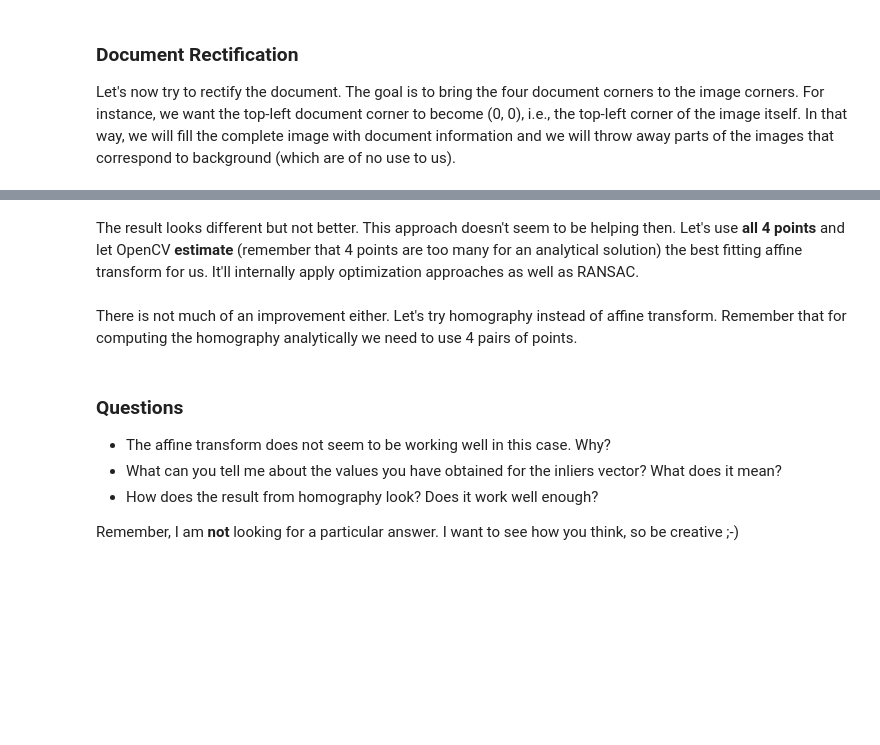
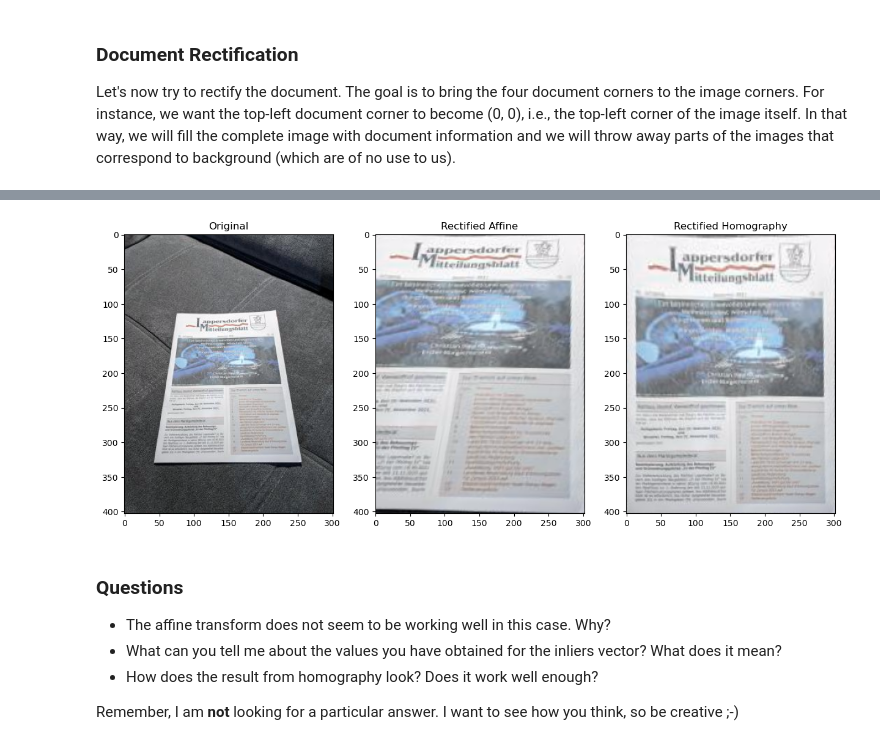
Before and after one commit to dmytro-myronov/cv-homework, a Jupyter notebook: lesson_7/homework/Homework.ipynb, the cells around one changed output, grey strips where cells are left out. Saved outputs shown, nothing was run; the diff lists cells and outputs as text; code cells hidden in the pictures; blank space fills up the shorter version.

```diff
--- a/lesson_7/homework/Homework.ipynb
+++ b/lesson_7/homework/Homework.ipynb
@@ -93,2 +52,0 @@ plt.subplot(122), plt.imshow(rectified)
-# %% [markdown]
-The result looks different but not better. This approach doesn't seem to be helping then. Let's use **all 4 points** and let OpenCV **estimate** (remember that 4 points are too many for an analytical solution) the best fitting affine transform for us. It'll internally apply optimization approaches as well as RANSAC.
@@ -107,2 +52,0 @@ plt.subplot(122), plt.imshow(warped)
-# %% [markdown]
-There is not much of an improvement either. Let's try homography instead of affine transform. Remember that for computing the homography analytically we need to use 4 pairs of points.
@@ -119,3 +53,29 @@ plt.subplot(122), plt.imshow(rectified)
+# %%
+# Define the matrix of source points corresponding to the 4 document corners.
+src = np.array([top_left, top_right, bottom_left, bottom_right], dtype=np.float32)
+
+# Define the matrix of target (destination) points corresponding to the 4 image corners.
+dst = np.array([[0, 0], [cols, 0], [0, rows], [cols, rows]], dtype=np.float32)
+
+# Estimate the optimal affine transform matrix using estimateAffine2D function from OpenCV
+M, inliers = cv2.estimateAffine2D(src, dst)
+
+# Build the rectified image using the computed matrix (use warpAffine)
+rectified_affine = cv2.warpAffine(img, M, (cols, rows))
+
+# Compute the homography matrix using getPerspectiveTransform function from OpenCV
+M = cv2.getPerspectiveTransform(src, dst)
+
+# Build the rectified image using the computed matrix (use warpPerspective)
+rectified_homography = cv2.warpPerspective(img, M, (cols, rows))
+
+# Let's plot the results
+plt.subplot(131), plt.imshow(img), plt.title("Original")
+plt.subplot(132), plt.imshow(rectified_affine), plt.title("Rectified Affine")
+plt.subplot(133), plt.imshow(rectified_homography), plt.title("Rectified Homography")
+plt.show()
+# %% [output]
+[figure, added]
 # %% [markdown]
 ### Questions
 * The affine transform does not seem to be working well in this case. Why?
```
Also changed, not shown: parts of 8 cells of this notebook.
